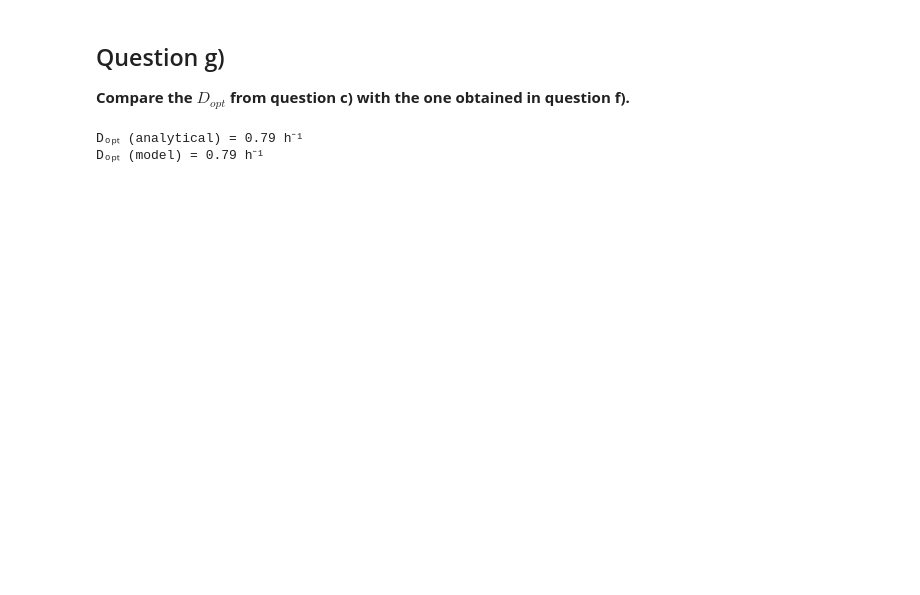
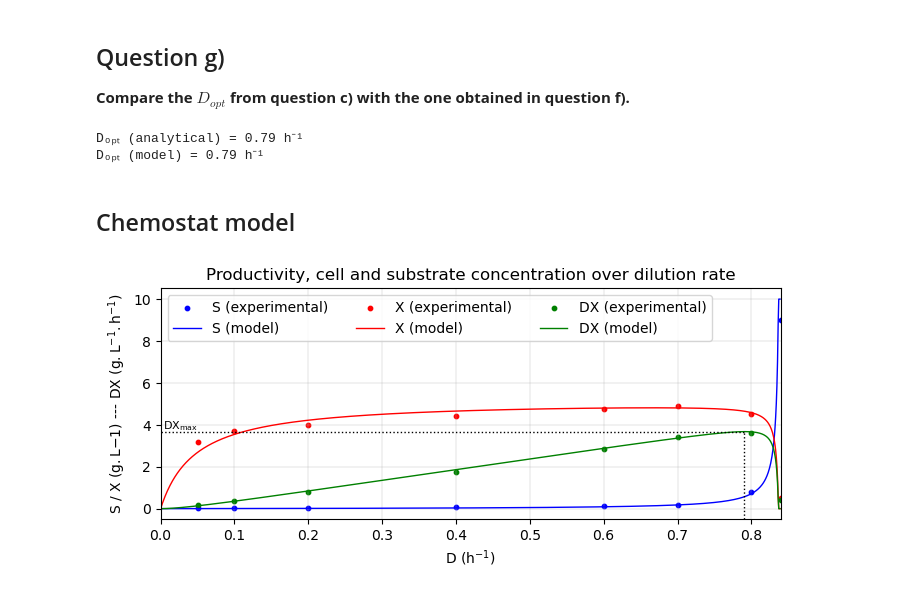
Before and after one commit to jonathanrsr/biochemical, a Jupyter notebook: Projects/2. Enzyme kinetics and microbial growth/Exercise 4.ipynb, the cells around one changed output. Saved outputs shown, nothing was run; the diff lists cells and outputs as text; code cells hidden in the pictures; blank space fills up the shorter version.

```diff
--- a/Projects/2. Enzyme kinetics and microbial growth/Exercise 4.ipynb
+++ b/Projects/2. Enzyme kinetics and microbial growth/Exercise 4.ipynb
@@ -391,8 +391,10 @@ plt.show()
 
 **Find the maximum productivity and the corresponding dilution rate with the constant $K_S$ found in a).**
 # %%
-prod_max_model = np.max(prod_model)
+prod_model = calc_prod(D_model, Ks, S0, D_max, Y_XS, m)
+prod_max_model = float(np.max(prod_model))
 D_opt_model = D_model[prod_model == prod_max_model][0]
+index = np.where(prod_model == prod_max_model)[0][0]
 
-print(f"D[X]ₘₐₓ = {round(prod_max_model, 2)} g.L⁻¹.s⁻¹\nDₒₚₜ = {round(D_opt_model, 2)} h⁻¹")
+print(f"prodₘₐₓ = {round(prod_max_model, 2)} g.L⁻¹.s⁻¹\nDₒₚₜ = {round(D_opt_model, 2)} h⁻¹")
 # %% [output]
@@ -406,3 +409,37 @@ print(f"Dₒₚₜ (analytical) = {round(D_opt, 2)} h⁻¹\nDₒₚₜ (model) =
 # %% [output]
 Dₒₚₜ (analytical) = 0.79 h⁻¹
 Dₒₚₜ (model) = 0.79 h⁻¹
+# %% [markdown]
+## Chemostat model
+# %%
+prod = D*X
+
+# Lines
+plt.scatter(D, S, s = 10.0, color = "blue", label = "S (experimental)")
+plt.plot(D_model, S_model, color = "blue", label = 'S (model)')
+plt.scatter(D, X, s = 10.0, color = "red", label = 'X (experimental)')
+plt.plot(D_model, X_model, color = "red", label = 'X (model)')
+plt.scatter(D, prod, s = 10.0, color = "green", label = 'DX (experimental)')
+plt.plot(D_model, prod_model, color = "green", label = 'DX (model)')
+plt.hlines(prod_max_model, 0, D_opt_model, color = "black", linestyle = ":")
+plt.vlines(D_opt, -S0/10, prod_max_model, color = "black", linestyle = ":")
+plt.grid(linewidth = 0.25)
+
+# Delimitations
+plt.xlim(0, D_max)
+plt.ylim(bottom = -S0/10)
+
+#Annotations
+plt.annotate(r"$\mathregular{DX_{max}}$", xy = (0, prod_max_model), xytext = (2, 2),
+             textcoords = "offset points", size = 8.0)
+plt.xlabel(r"D ($\mathregular{h^{-1}}$)")
+plt.ylabel(r"S / X ($\mathregular{g.L{-1}}$) --- DX ($\mathregular{g.L^{-1}.h^{-1}}$)")
+plt.legend(loc = "upper left", ncol = 3)
+plt.title(r"Productivity, cell and substrate concentration over dilution rate")
+
+plt.show()
+
+# plt.savefig("Projects\\2. Enzyme kinetics and microbial growth\\Images
+# \\chemostat.eps", format = "eps")
+# %% [output]
+[figure, added]
```
Also changed, not shown: parts of 11 cells of this notebook.
